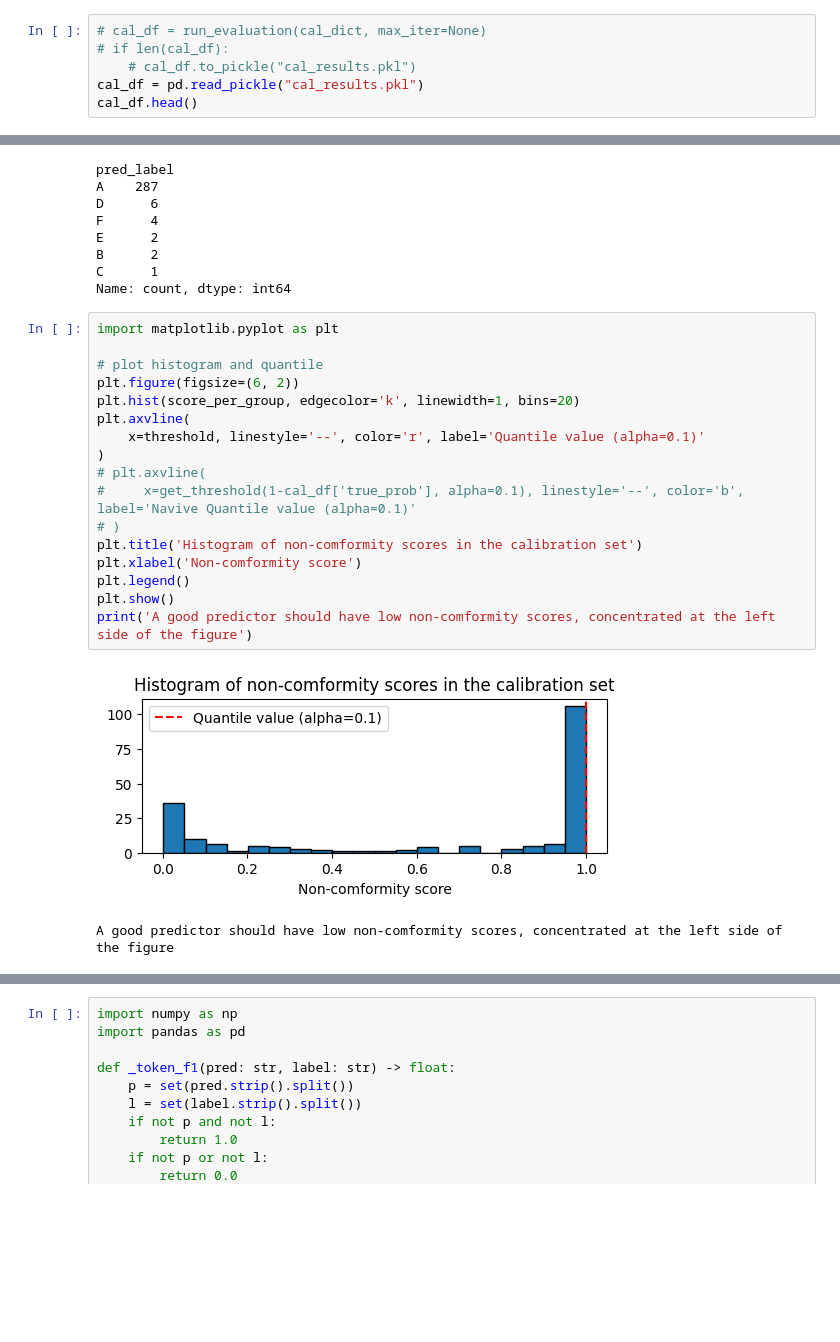
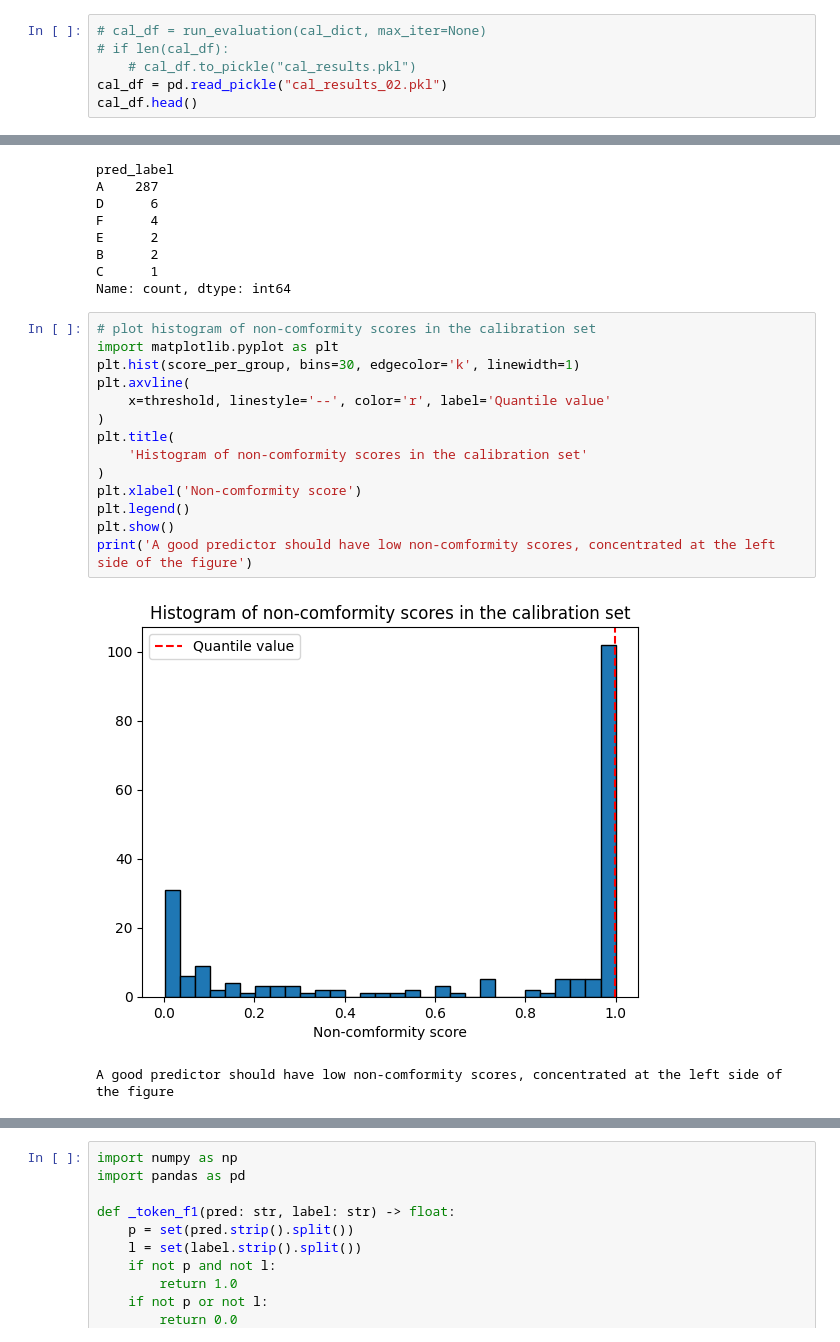
Before and after one commit to amitxy/Robots-That-Ask-For-Help-Over-The-Horizon, a Jupyter notebook: research.ipynb, the cells around one changed output, grey strips where cells are left out. Drawn from its saved outputs; the diff is of its cells as text; blank space fills up the shorter version.

```diff
--- a/research.ipynb
+++ b/research.ipynb
@@ -101,7 +107,7 @@ def run_evaluation(data_sets:dict, max_iter=None):
 # cal_df = run_evaluation(cal_dict, max_iter=None)
 # if len(cal_df):
     # cal_df.to_pickle("cal_results.pkl")
-cal_df = pd.read_pickle("cal_results.pkl")
+cal_df = pd.read_pickle("cal_results_02.pkl")
 cal_df.head()
 # %% [output]
 |  | index | annotation_id | action_uid | pred_label | pred_action | pred_value | label | label_text | ... |
@@ -152,24 +152,21 @@ B      2
 C      1
 Name: count, dtype: int64
 # %%
+# plot histogram of non-comformity scores in the calibration set
 import matplotlib.pyplot as plt
-
-# plot histogram and quantile
-plt.figure(figsize=(6, 2))
-plt.hist(score_per_group, edgecolor='k', linewidth=1, bins=20)
+plt.hist(score_per_group, bins=30, edgecolor='k', linewidth=1)
 plt.axvline(
-    x=threshold, linestyle='--', color='r', label='Quantile value (alpha=0.1)'
+    x=threshold, linestyle='--', color='r', label='Quantile value'
 )
-# plt.axvline(
-#     x=get_threshold(1-cal_df['true_prob'], alpha=0.1), linestyle='--', color='b', label='Navive Quantile value (alpha=0.1)'
-# )
-plt.title('Histogram of non-comformity scores in the calibration set')
+plt.title(
+    'Histogram of non-comformity scores in the calibration set'
+)
 plt.xlabel('Non-comformity score')
 plt.legend()
 plt.show()
 print('A good predictor should have low non-comformity scores, concentrated at the left side of the figure')
 # %% [output]
-[figure, old version]
+[figure, new version]
 A good predictor should have low non-comformity scores, concentrated at the left side of the figure
 # %%
 print("Evaluation on Cal Set")
```
Also changed, not shown: parts of 23 cells of this notebook.
